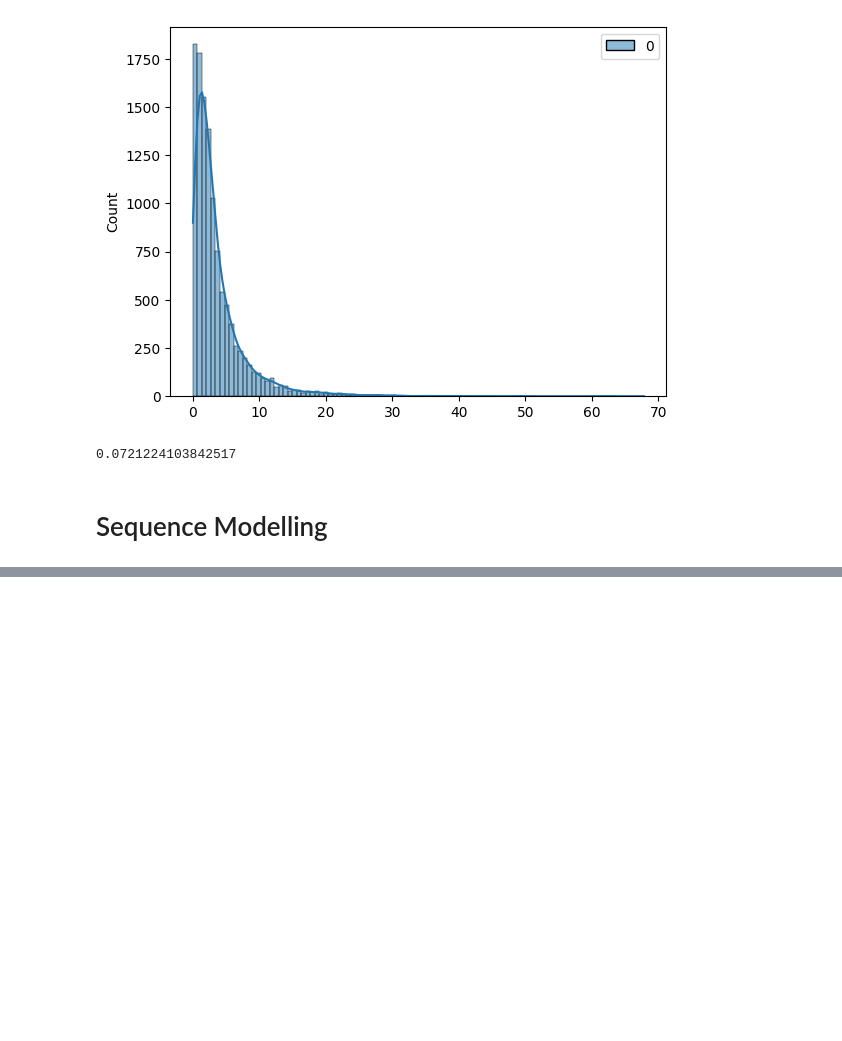
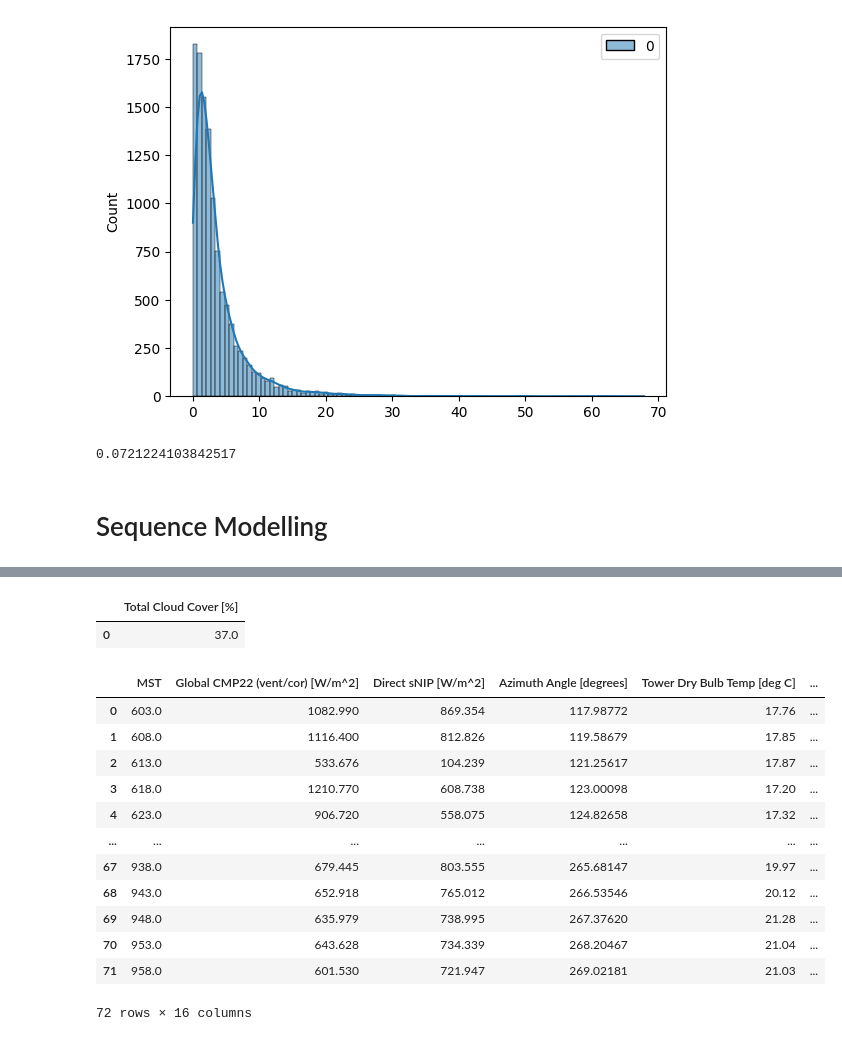
Before and after one commit to lordaarush/Cloud-Cover-Detection, a Jupyter notebook: clouds-movement-prediction.ipynb, the cells around one changed output, grey strips where cells are left out. Drawn from its saved outputs; the diff is of its cells as text; code cells hidden in the pictures; blank space fills up the shorter version.

```diff
--- a/clouds-movement-prediction.ipynb
+++ b/clouds-movement-prediction.ipynb
@@ -1045,0 +956,41 @@ validation_data.as_numpy_iterator().next()[0].shape
+# %%
+input_size = 6 * 60 / 2
+# %%
+def sequenceBatcher(dataX : np.ndarray, dataY : np.ndarray, input_size : int, future_timestamp : int, gap : int = 1):
+    dataX = dataX[::gap]
+    dataY = dataY[::gap]
+    data_size = dataX.shape[0]
+    input_size = int(input_size)
+    extent_size = int(input_size + future_timestamp)
+
+    assert data_size == dataY.shape[0]
+
+    batchX = np.array(
+        [
+            dataX[i : i + input_size]
+            for i in range(0, data_size - extent_size)
+        ]
+    )
+    batchY = np.array(
+        [
+            dataY[i + extent_size]
+            for i in range(0, data_size - extent_size)
+        ]
+    )
+    return batchX, batchY
+# %%
+def get_sequences_of_listed_days(day_list, data_df, input_size = 360):
+        batchX, batchY = [],[]
+
+        [
+            (batchX.extend(x), batchY.extend(y)) for x, y in [
+                sequenceBatcher(
+                    train_x_df.loc[data_df['DATE (MM/DD)'] == days].to_numpy(),
+                    train_y_df.loc[data_df['DATE (MM/DD)'] == days].to_numpy(),
+                    input_size,
+                    15,
+                    2,
+                ) for days in day_list
+            ]
+        ]
+        return np.array(batchX), np.array(batchY)
@@ -1045,0 +999,2 @@ validation_data.as_numpy_iterator().next()[0].shape
+# %%
+X_train, X_val, y_train, y_val = train_test_split(*get_sequences_of_listed_days(days, train, input_size),test_size = 0.05, shuffle = False)
@@ -1045,0 +1220,21 @@ validation_data.as_numpy_iterator().next()[0].shape
+# %%
+pd.DataFrame(scalery.inverse_transform(y_train[0].reshape(-1,1)), columns = train_y_df.columns)
+# %% [output]
+|  | Total Cloud Cover [%] |
+| 0 | 37.0 |
+# %%
+pd.DataFrame(scalerx.inverse_transform(X_train[0]), columns = train_x_df.columns)
+# %% [output]
+|  | MST | Global CMP22 (vent/cor) [W/m^2] | Direct sNIP [W/m^2] | Azimuth Angle [degrees] | Tower Dry Bulb Temp [deg C] | ... |
+| 0 | 603.0 | 1082.990 | 869.354 | 117.98772 | 17.76 | ... |
+| 1 | 608.0 | 1116.400 | 812.826 | 119.58679 | 17.85 | ... |
+| 2 | 613.0 | 533.676 | 104.239 | 121.25617 | 17.87 | ... |
+| 3 | 618.0 | 1210.770 | 608.738 | 123.00098 | 17.20 | ... |
+| 4 | 623.0 | 906.720 | 558.075 | 124.82658 | 17.32 | ... |
+| ... | ... | ... | ... | ... | ... | ... |
+| 67 | 938.0 | 679.445 | 803.555 | 265.68147 | 19.97 | ... |
+| 68 | 943.0 | 652.918 | 765.012 | 266.53546 | 20.12 | ... |
+| 69 | 948.0 | 635.979 | 738.995 | 267.37620 | 21.28 | ... |
+| 70 | 953.0 | 643.628 | 734.339 | 268.20467 | 21.04 | ... |
+| 71 | 958.0 | 601.530 | 721.947 | 269.02181 | 21.03 | ... |
+72 rows × 16 columns
```
Also changed, not shown: parts of 59 cells of this notebook.
